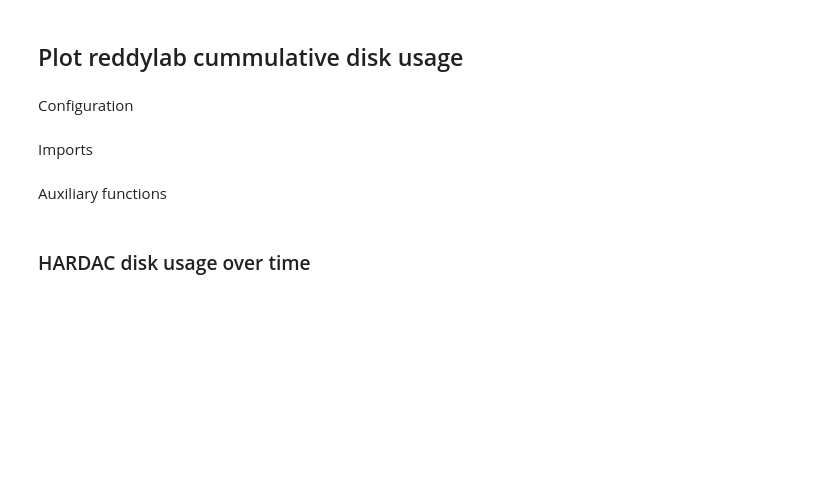
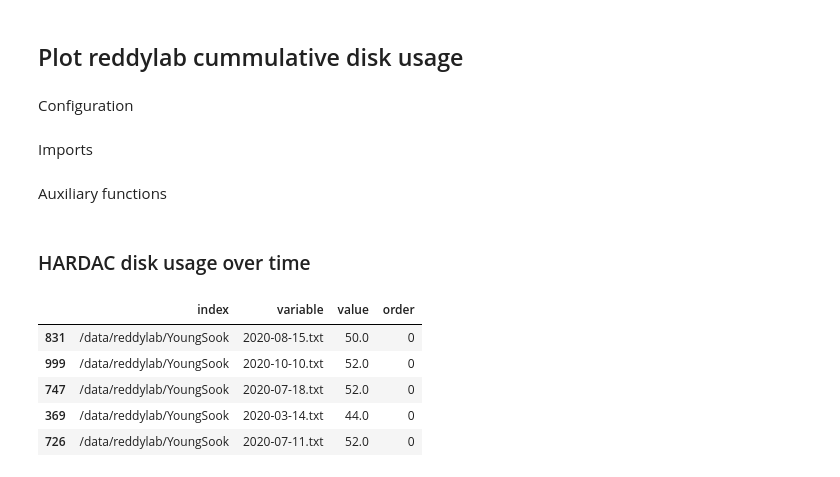
Before and after one commit to alexbarrera/reddylab-disk-usage, a Jupyter notebook: reddylab_disk_usage.ipynb, the cells around one changed output. Cells and saved outputs as stored; diff of their text form; code cells hidden in the pictures; blank space fills up the shorter version.

```diff
--- a/reddylab_disk_usage.ipynb
+++ b/reddylab_disk_usage.ipynb
@@ -79,8 +77,24 @@ res = res.reset_index()
+# %%
+# Extract a sorted list of folders by size
+folders_sorted_by_usage = res.iloc[:, -1].sort_values(ascending=False).index.values
+# Order the dataframe by it
+res = res.loc[folders_sorted_by_usage, :]
+# Add folders in index as column
+res = res.reset_index()
 # %%
 # Melt the dataframe to plot it
 res_melted = pd.melt(res, id_vars=['index'],)
 # %% [markdown]
 ### HARDAC disk usage over time
+# %%
+res_melted.sort_values(by='order').head()
+# %% [output]
+|  | index | variable | value | order |
+| 831 | /data/reddylab/YoungSook | 2020-08-15.txt | 50.0 | 0 |
+| 999 | /data/reddylab/YoungSook | 2020-10-10.txt | 52.0 | 0 |
+| 747 | /data/reddylab/YoungSook | 2020-07-18.txt | 52.0 | 0 |
+| 369 | /data/reddylab/YoungSook | 2020-03-14.txt | 44.0 | 0 |
+| 726 | /data/reddylab/YoungSook | 2020-07-11.txt | 52.0 | 0 |
 # %%
 # Plot with plotly
 fig = px.scatter(res_melted,
```
Also changed, not shown: parts of 1 cell of this notebook.
